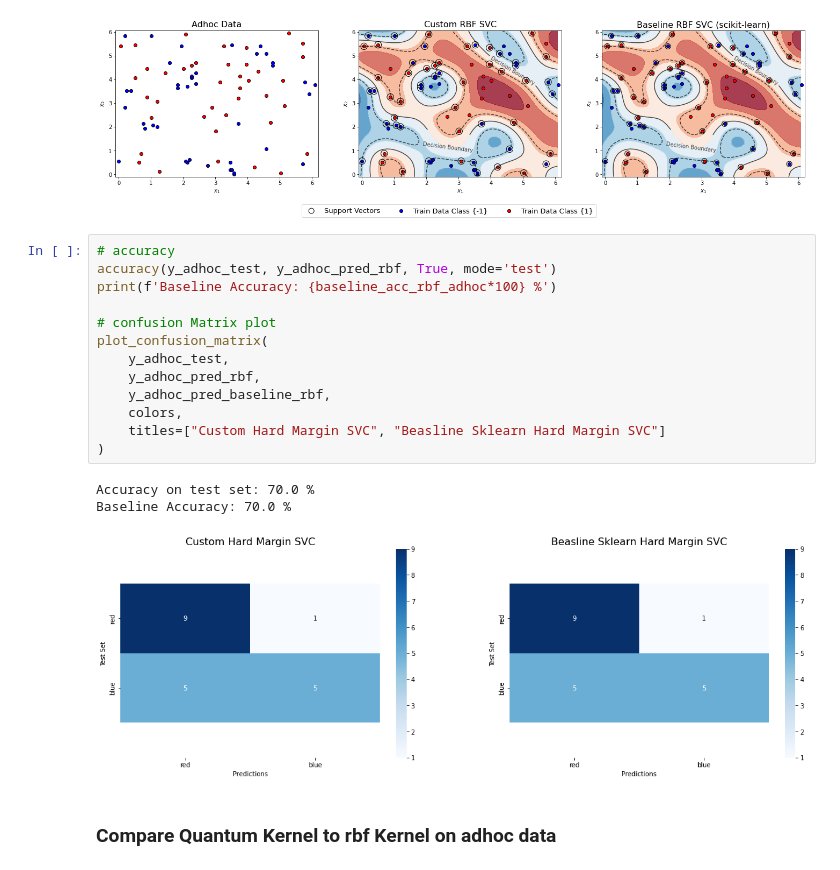
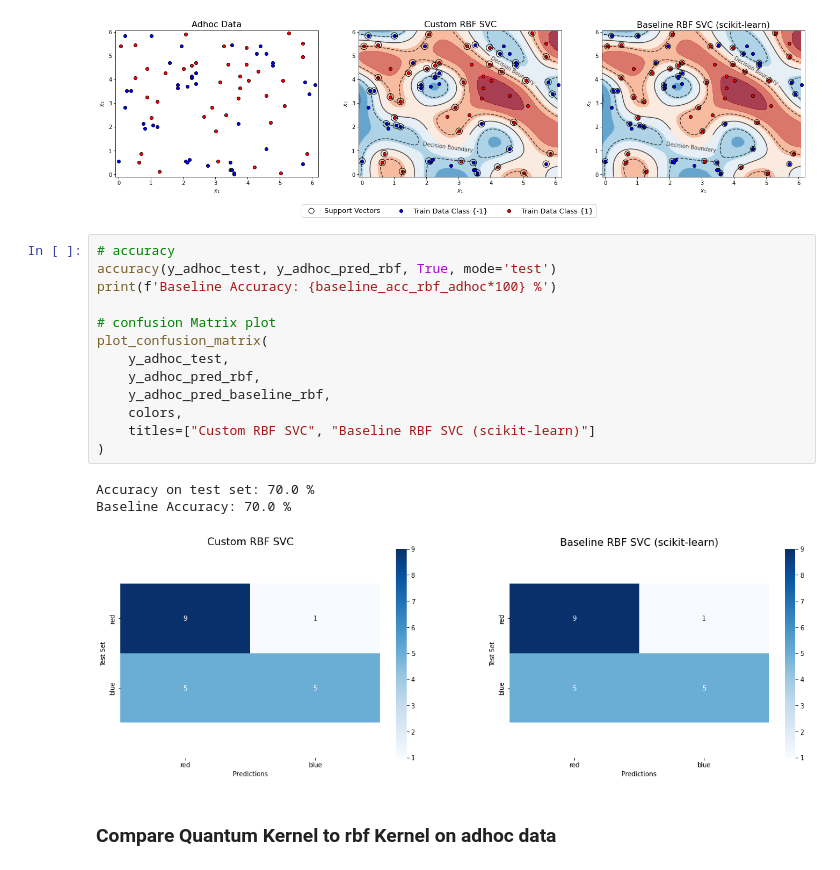
Before and after one commit to mforstenhaeusler/Quantum-Support-Vector-Machines, a Jupyter notebook: Quantum Support Vector Machines.ipynb, the cells around one changed output. Saved outputs shown, nothing was run; the diff lists cells and outputs as text.

```diff
--- a/Quantum Support Vector Machines.ipynb
+++ b/Quantum Support Vector Machines.ipynb
@@ -326,20 +326,20 @@ plot_kernel_SVC(
 # %%
 # accuracy
 accuracy(y_adhoc_test, y_adhoc_pred_rbf, True, mode='test')
 print(f'Baseline Accuracy: {baseline_acc_rbf_adhoc*100} %')
 
 # confusion Matrix plot
 plot_confusion_matrix(
     y_adhoc_test,
     y_adhoc_pred_rbf,
     y_adhoc_pred_baseline_rbf,
     colors,
-    titles=["Custom Hard Margin SVC", "Beasline Sklearn Hard Margin SVC"]
+    titles=["Custom RBF SVC", "Baseline RBF SVC (scikit-learn)"]
 )
 # %% [output]
 Accuracy on test set: 70.0 %
 Baseline Accuracy: 70.0 %
-[figure, old version]
+[figure, new version]
 # %% [markdown]
 ### Compare Quantum Kernel to rbf Kernel on adhoc data
 # %%
```
Also changed, not shown: parts of 1 cell of this notebook.
